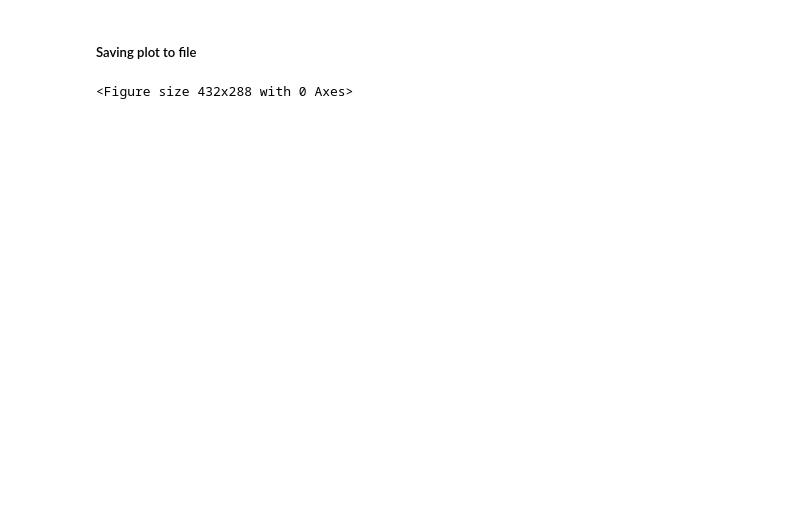
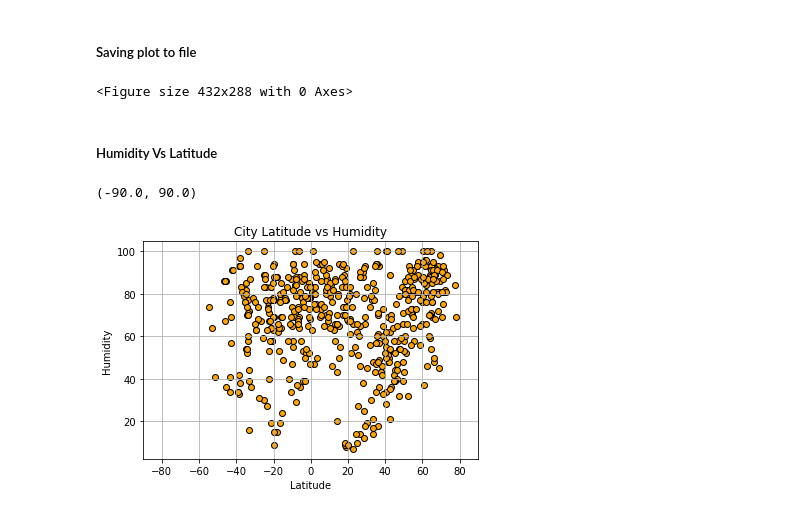
Before and after one commit to ShimsyV/python-api-challenge, a Jupyter notebook: WeatherPy/WeatherPy.ipynb, the cells around one changed output. Drawn from its saved outputs; the diff is of its cells as text; code cells hidden in the pictures; blank space fills up the shorter version.

Commit message:
Plotting scatter plot for Lattitude vs Humidity

```diff
--- a/WeatherPy/WeatherPy.ipynb
+++ b/WeatherPy/WeatherPy.ipynb
@@ -185,3 +185,17 @@ plt.savefig("Output/City Latitude vs. Max Temperature.png")
 plt.show()
 # %% [output]
 <Figure size 432x288 with 0 Axes>
+# %% [markdown]
+##### Humidity Vs Latitude
+# %%
+plt.scatter(weather_data["Latitude"], weather_data["Humidity"], facecolors="orange", edgecolors="black", marker="o")
+
+# Add chart labels
+plt.title("City Latitude vs Humidity")
+plt.ylabel("Humidity  ")
+plt.xlabel("Latitude")
+plt.grid(True)
+plt.xlim(-90,90)
+# %% [output]
+(-90.0, 90.0)
+[figure, added]
```
Also changed, not shown: parts of 4 cells of this notebook, 1 other file.
